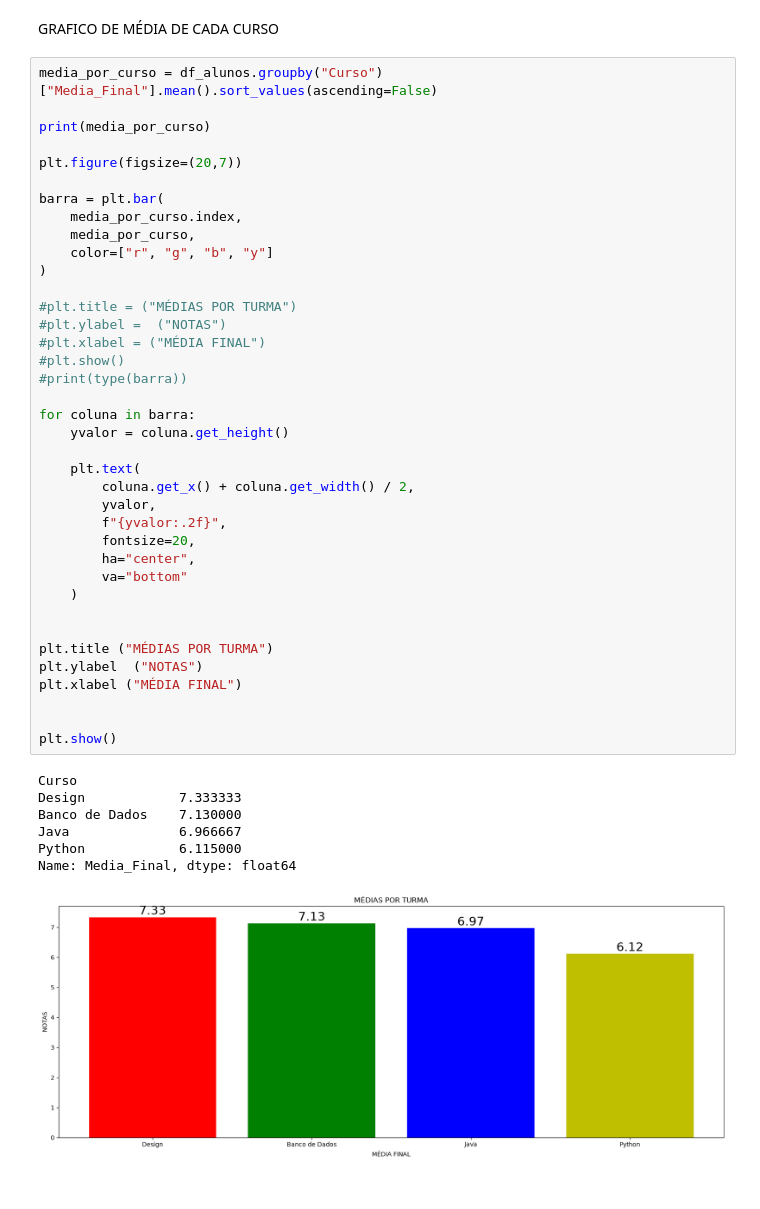
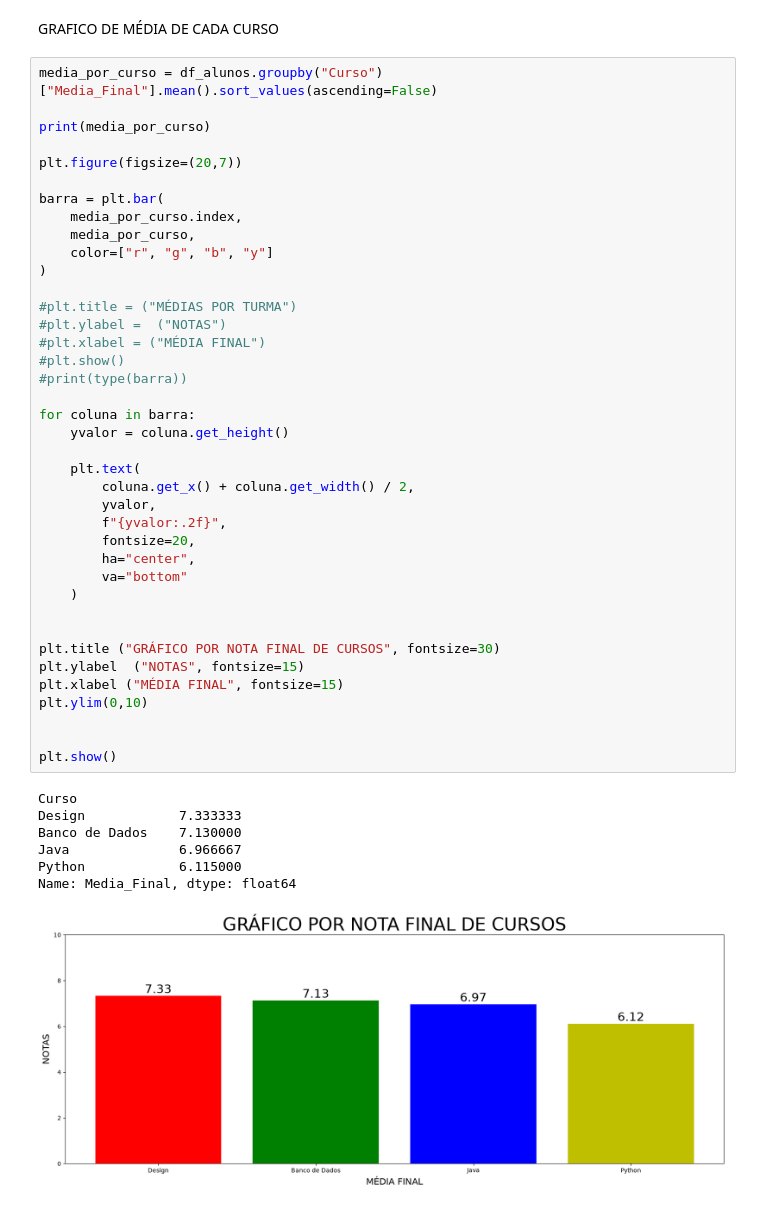
Before and after one commit to brunokisesenai/projeto_com_jupyter, a Jupyter notebook: aulas/matplotlib/aula2_graficos/Exemplo_Alunos_SENAI.ipynb, the cells around one changed output. Drawn from its saved outputs; the diff is of its cells as text.

Commit message:
AULA DE PLOTAGEM DE GRÁFICOS

```diff
--- a/aulas/matplotlib/aula2_graficos/Exemplo_Alunos_SENAI.ipynb
+++ b/aulas/matplotlib/aula2_graficos/Exemplo_Alunos_SENAI.ipynb
@@ -43,34 +43,35 @@ barra = plt.bar(
 
 #plt.title = ("MÉDIAS POR TURMA")
 #plt.ylabel =  ("NOTAS")
 #plt.xlabel = ("MÉDIA FINAL")
 #plt.show()
 #print(type(barra))
 
 for coluna in barra:
     yvalor = coluna.get_height()
 
     plt.text(
         coluna.get_x() + coluna.get_width() / 2,
         yvalor,
         f"{yvalor:.2f}",
         fontsize=20,
         ha="center",
         va="bottom"
     )
 
 
-plt.title ("MÉDIAS POR TURMA")
-plt.ylabel  ("NOTAS")
-plt.xlabel ("MÉDIA FINAL")
+plt.title ("GRÁFICO POR NOTA FINAL DE CURSOS", fontsize=30)
+plt.ylabel  ("NOTAS", fontsize=15)
+plt.xlabel ("MÉDIA FINAL", fontsize=15)
+plt.ylim(0,10)
 
 
 plt.show()
 # %% [output]
 Curso
 Design            7.333333
 Banco de Dados    7.130000
 Java              6.966667
 Python            6.115000
 Name: Media_Final, dtype: float64
-[figure, old version]
+[figure, new version]
```
Also changed, not shown: parts of 1 cell of this notebook.
